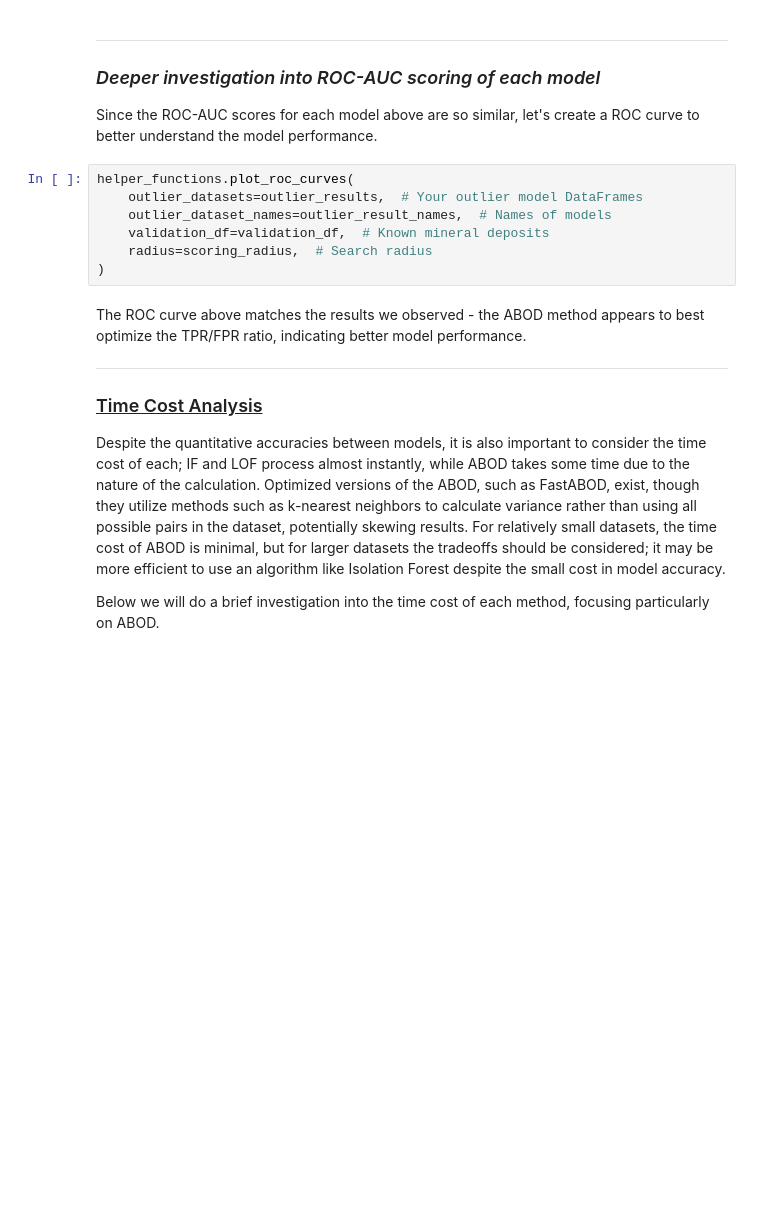
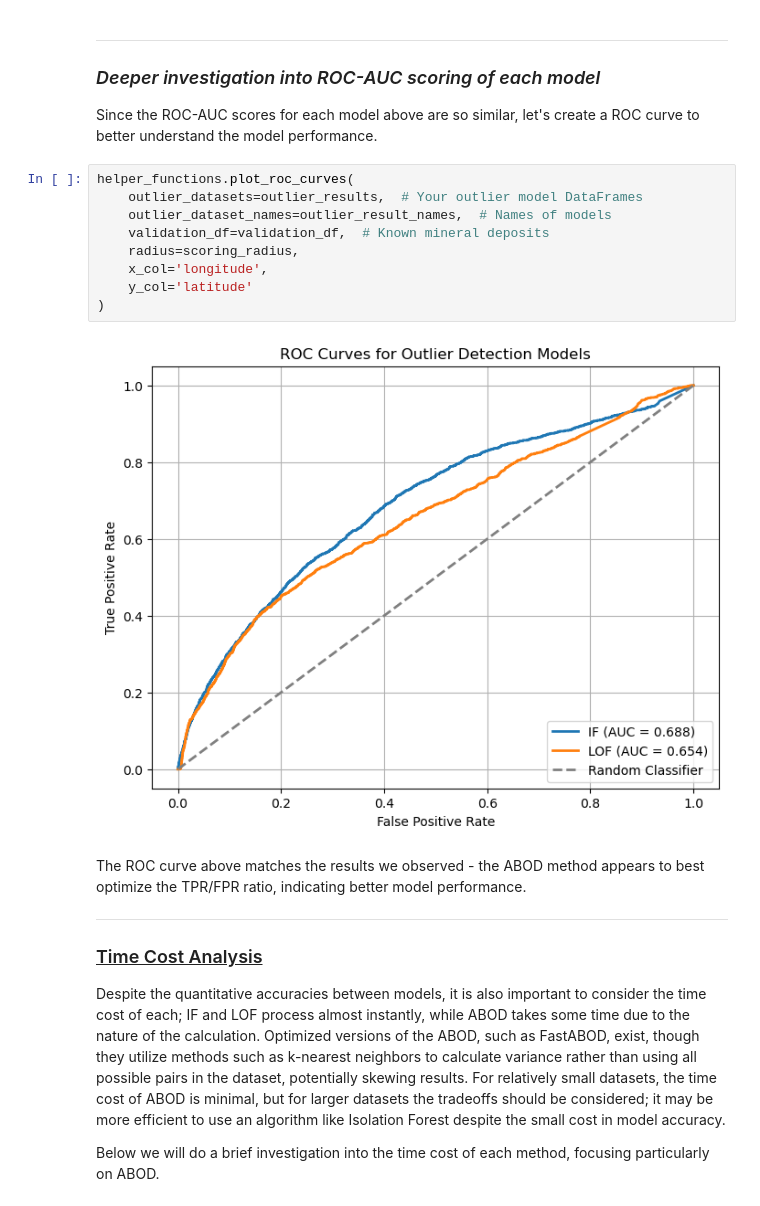
Before and after one commit to tyhowee/geo_datasci_tools, a Jupyter notebook: geochemical_outlier_detection/AK_outlier_detection.ipynb, the cells around one changed output. Drawn from its saved outputs; the diff is of its cells as text; blank space fills up the shorter version.

```diff
--- a/geochemical_outlier_detection/AK_outlier_detection.ipynb
+++ b/geochemical_outlier_detection/AK_outlier_detection.ipynb
@@ -251,10 +320,14 @@ Since the ROC-AUC scores for each model above are so similar, let's create a ROC
 # %%
 helper_functions.plot_roc_curves(
     outlier_datasets=outlier_results,  # Your outlier model DataFrames
     outlier_dataset_names=outlier_result_names,  # Names of models
     validation_df=validation_df,  # Known mineral deposits
-    radius=scoring_radius,  # Search radius
+    radius=scoring_radius,
+    x_col='longitude',
+    y_col='latitude'
 )
+# %% [output]
+[figure, added]
 # %% [markdown]
 The ROC curve above matches the results we observed - the ABOD method appears to best optimize the TPR/FPR ratio, indicating better model performance.
 
```
Also changed, not shown: parts of 22 cells of this notebook, 2 other files.
